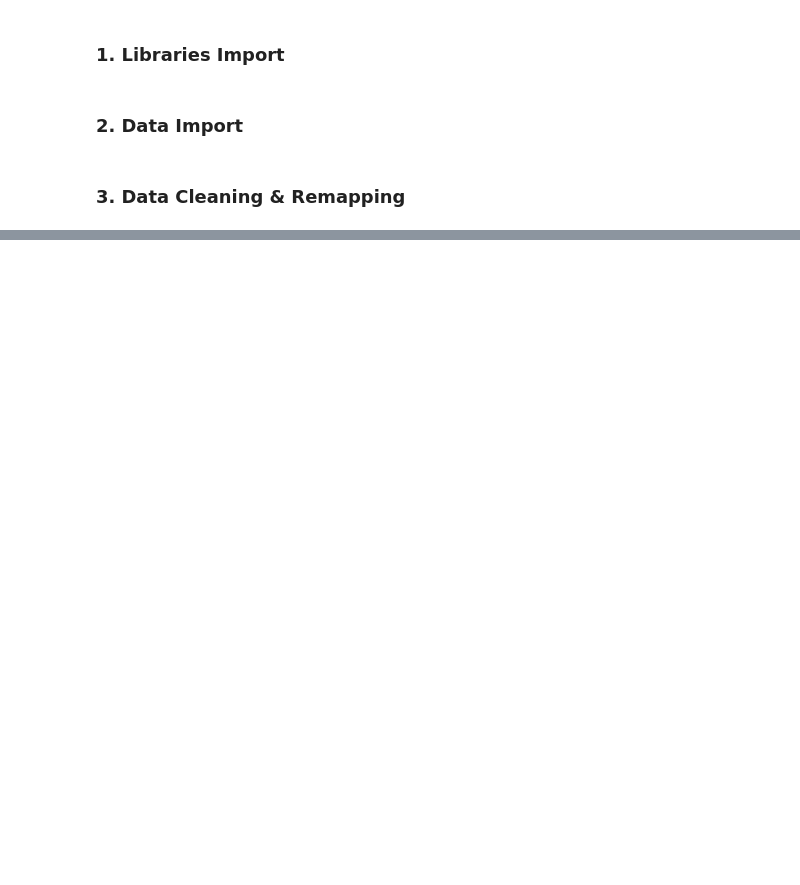
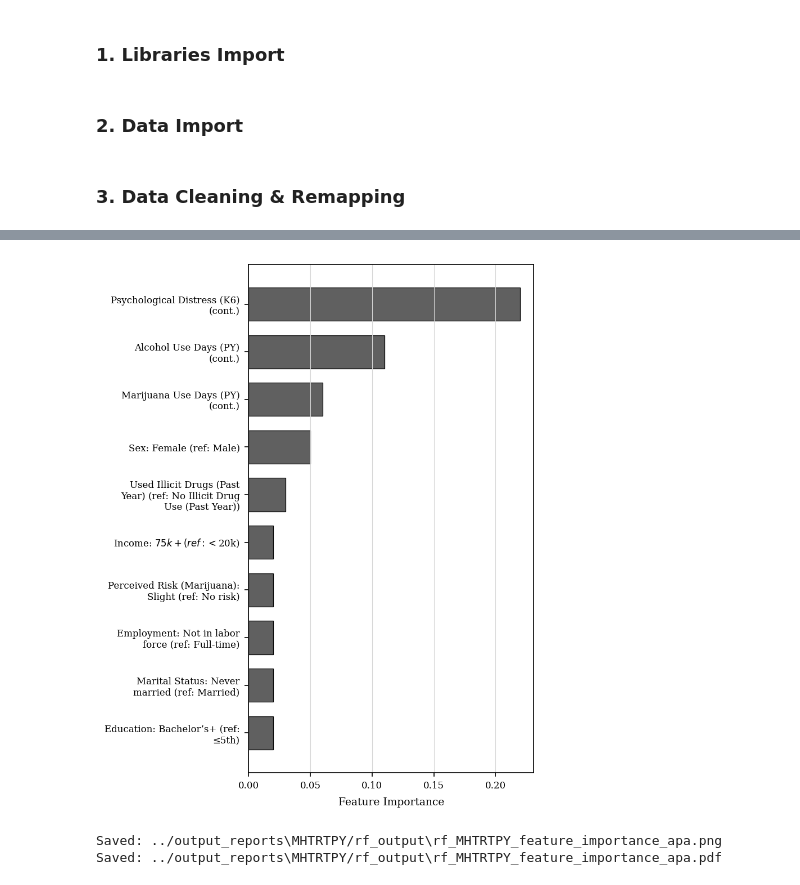
Before and after one commit to bachnguyen234/da401-final-project-bach-nguyen, a Jupyter notebook: code/da401_new_age_graphs.ipynb, the cells around one changed output, grey strips where cells are left out. Cells and saved outputs as stored; diff of their text form; code cells hidden in the pictures; blank space fills up the shorter version.

```diff
--- a/code/da401_new_age_graphs.ipynb
+++ b/code/da401_new_age_graphs.ipynb
@@ -583,0 +780,6 @@ Saved: ../output_reports\MHTRTPY/glm_output\glm_MHTRTPY_forest_pretty.png
+# %%
+plot_random_forest_from_export_pretty("MHTRTPY", apa=True)
+# %% [output]
+[figure, added]
+Saved: ../output_reports\MHTRTPY/rf_output\rf_MHTRTPY_feature_importance_apa.png
+Saved: ../output_reports\MHTRTPY/rf_output\rf_MHTRTPY_feature_importance_apa.pdf
```
Also changed, not shown: parts of 18 cells of this notebook, 29 other files.
